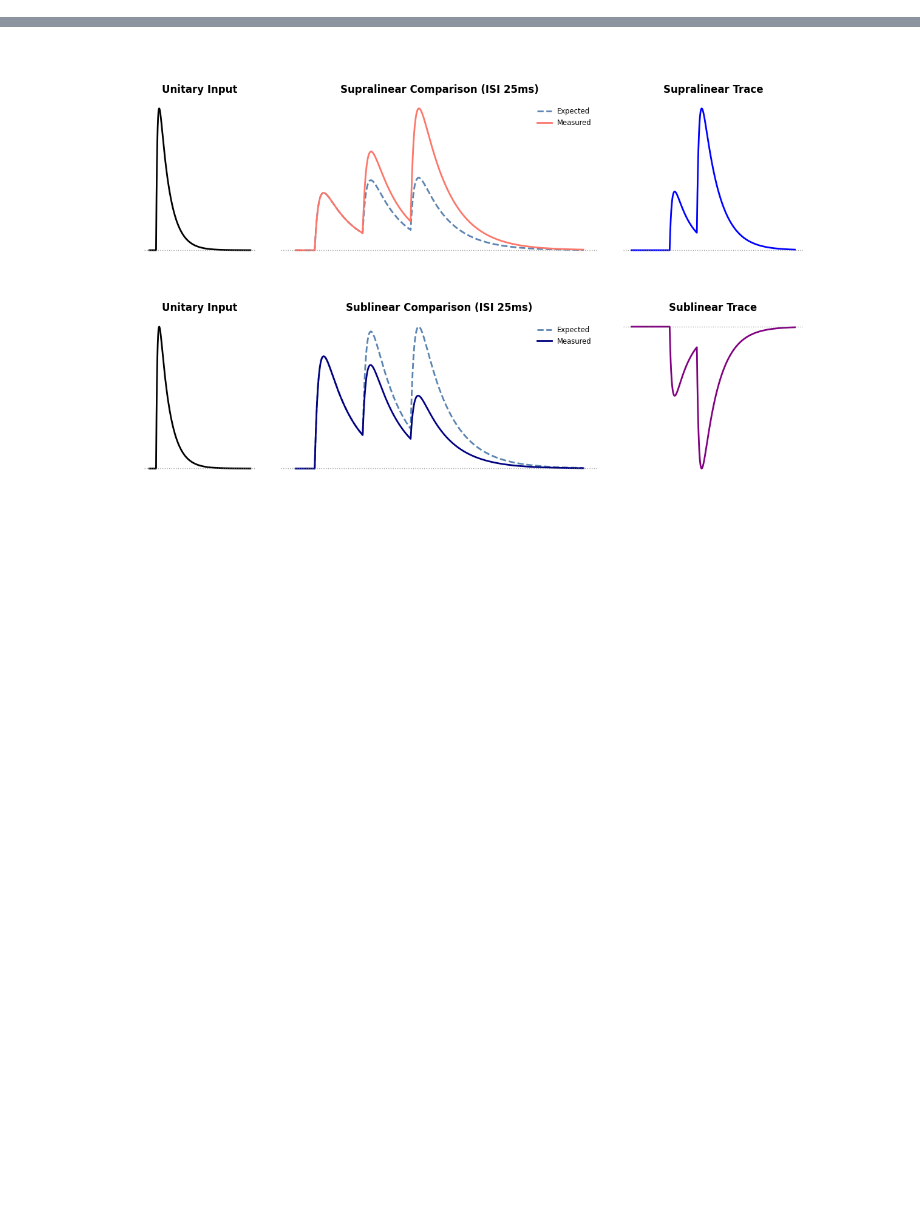
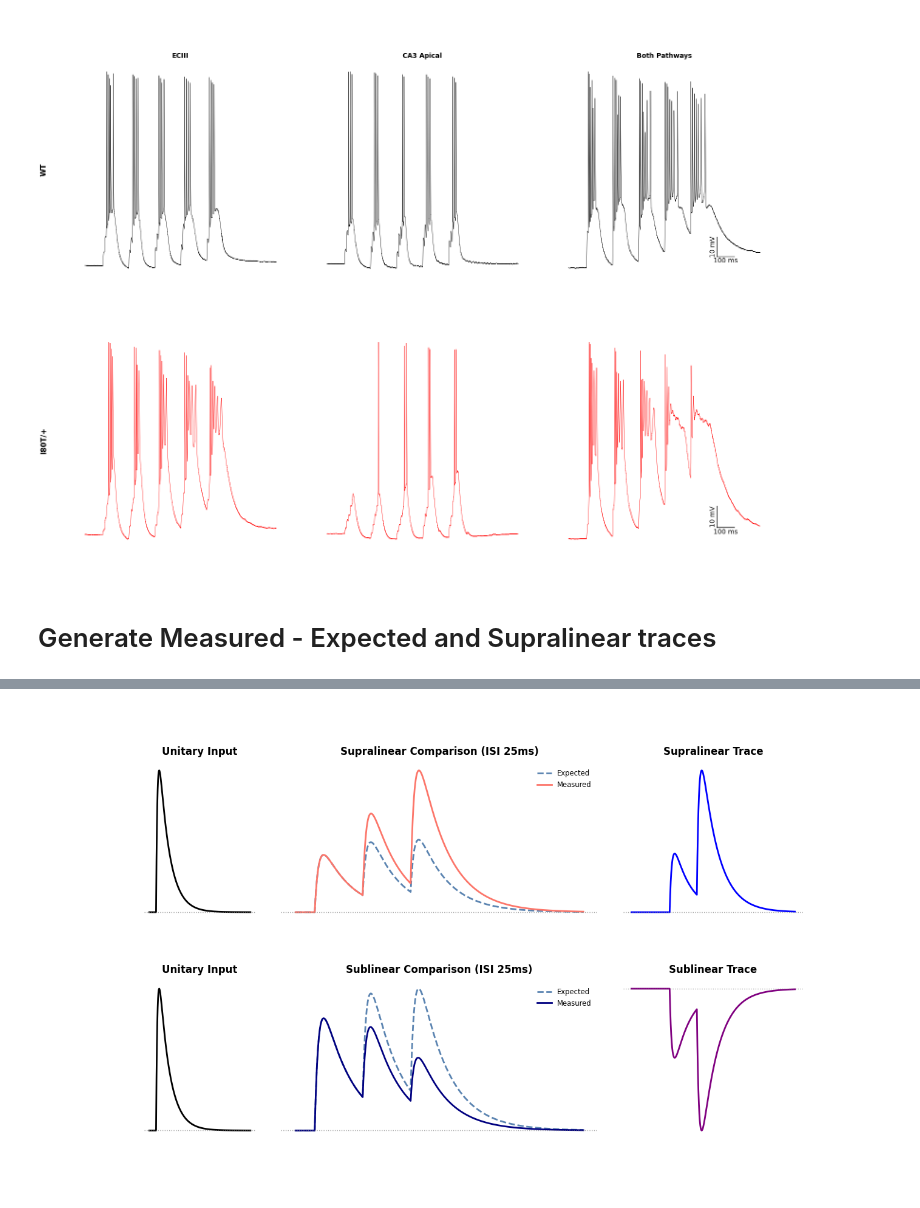
Before and after one commit to samuelgritz/Ephys-Analysis-Pipelines, a Jupyter notebook: finding_ISI_traces.ipynb, the cells around one changed output, grey strips where cells are left out. Drawn from its saved outputs; the diff is of its cells as text; code cells hidden in the pictures; blank space fills up the shorter version.

```diff
--- a/finding_ISI_traces.ipynb
+++ b/finding_ISI_traces.ipynb
@@ -156,0 +198,14 @@ def align_to_baseline(trace):
+# %%
+import pickle
+import numpy as np
+
+
+example_traces_path = '/Users/samgritz/Desktop/Rutgers/Milstein_Lab/Code/Rutgers-Neuroscience-PhD/Biophysical_model_sims/GNB1_Experimental_Data/Figure6_Example_Traces.pkl'
+with open(example_traces_path, 'rb') as f:
+            example_traces = pickle.load(f)
+
+# WT_target_trace = example_traces['WT']['Both']
+# WT_target_trace_time = np.arange(0, len(WT_target_trace)*0.05, 0.05)
+
+# GNB1_target_trace = example_traces['GNB1']['Both']
+# GNB1_target_trace_time = np.arange(0, len(GNB1_target_trace)*0.05, 0.05)
@@ -156,0 +227,51 @@ def align_to_baseline(trace):
+# %%
+import matplotlib.gridspec as gridspec
+
+cm_to_inch = 1 / 2.54
+fig_width, fig_height = 40 * cm_to_inch, 30 * cm_to_inch
+fig = plt.figure(figsize=(fig_width, fig_height))
+time = np.arange(0, len(example_traces['WT']['Perforant']) * 0.05, 0.05)
+
+# Outer grid: 2 rows (WT, GNB1) x 3 cols (Perforant, Schaffer, Both)
+outer_gs = GridSpec(nrows=2, ncols=3, left=0.05, right=0.98, top=0.92, bottom=0.05,
+                    wspace=0.15, hspace=0.25)
+
+genotypes = ['WT', 'GNB1']
+genotype_labels= ['WT', 'I80T/+']
+pathways = ['Perforant', 'Schaffer', 'Both']
+pathway_labels = ['ECIII', 'CA3 Apical', 'Both Pathways']
+
+for row_idx, geno in enumerate(genotypes):
+    for col_idx, pathway in enumerate(pathways):
+        ax = fig.add_subplot(outer_gs[row_idx, col_idx])
+
+        trace = example_traces[geno][pathway]
+        trace_time = np.arange(0, len(trace) * 0.05, 0.05)
+
+        if geno == 'WT':
+                ax.plot(trace_time, trace, color='black', linewidth=0.5)
+        else:
+                ax.plot(trace_time, trace, color='red', linewidth=0.5)
+
+        # Title only on top row
+        if row_idx == 0:
+            ax.set_title(pathway_labels[col_idx], fontsize=10, fontweight='bold')
+
+        # Genotype label on left column
+        if col_idx == 0:
+            ax.annotate(genotype_labels[row_idx], xy=(-0.15, 0.5), xycoords='axes fraction',
+                        fontsize=11, fontweight='bold', ha='center', va='center', rotation=90)
+
+        # Scale bar on the last panel of each row
+        if col_idx == 2:
+            add_scale_bar(ax, x_scale_ms=100, y_scale_mv=10, x_pos=0.75, y_pos=0.10)
+
+        # Remove all axes
+        ax.axis('off')
+
+# fig.savefig('example_Theta_Burst_traces.svg', format='svg', bbox_inches='tight')
+plt.show()
+# %% [output]
+[figure, added]
+# %% [markdown]
+# Generate Measured - Expected and Supralinear traces
```
Also changed, not shown: parts of 21 cells of this notebook, 15 other files.
